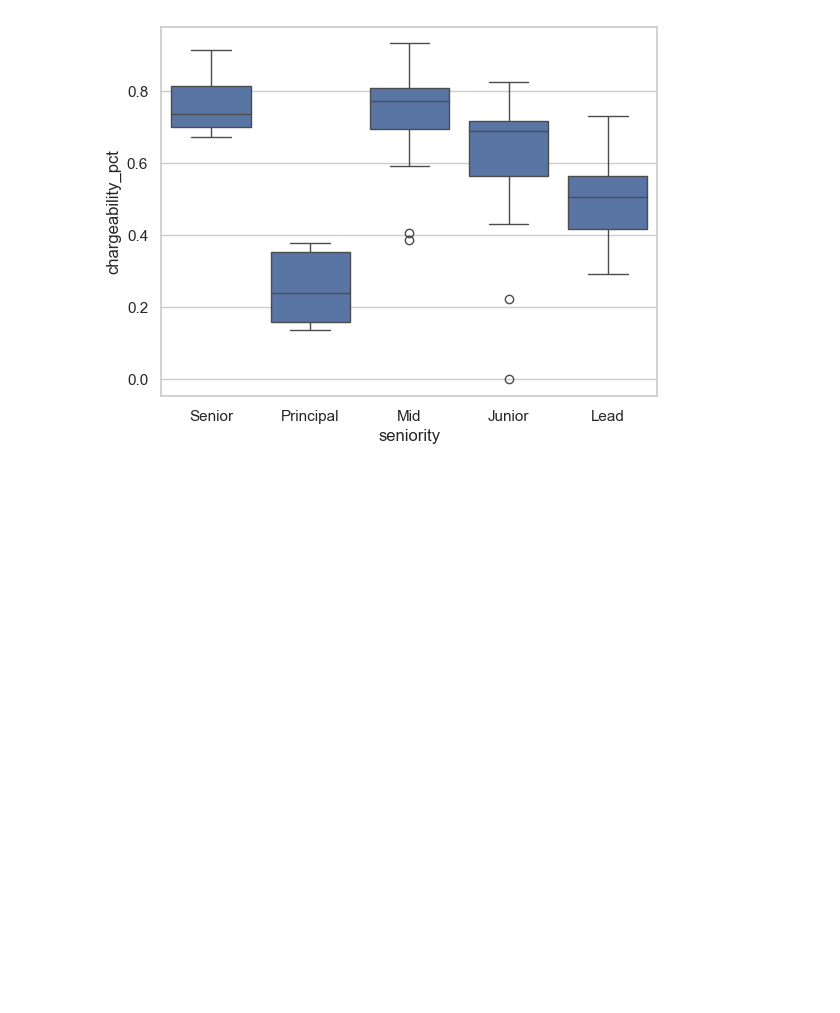
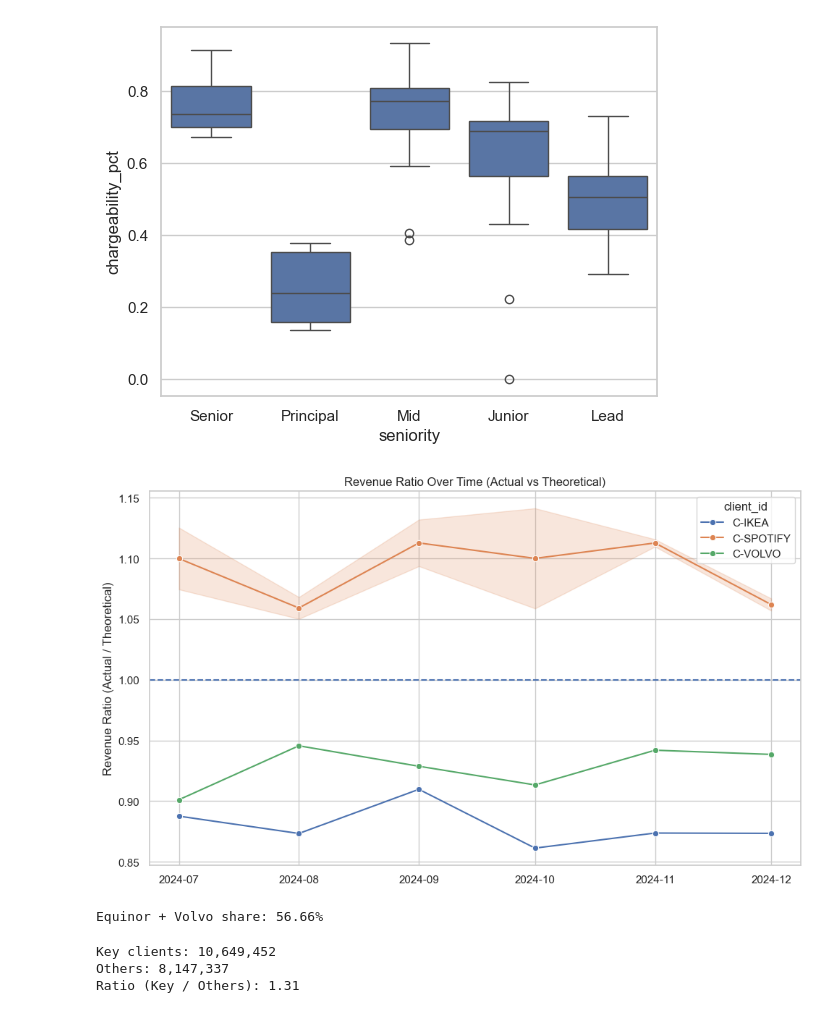
Before and after one commit to menerig/Curamando_trainee, a Jupyter notebook: eda_case.ipynb, the cells around one changed output. Drawn from its saved outputs; the diff is of its cells as text; code cells hidden in the pictures; blank space fills up the shorter version.

Commit message:
Added more visualisations to notebook

```diff
--- a/eda_case.ipynb
+++ b/eda_case.ipynb
@@ -608,0 +667,56 @@ sns.boxplot(data=df, x="seniority", y="chargeability_pct")
+# %%
+import seaborn as sns
+import matplotlib.pyplot as plt
+
+# Filter key clients (keeps chart clean)
+key_clients = ["C-IKEA", "C-SPOTIFY", "C-VOLVO"]
+
+df_plot = df[df["client_id"].isin(key_clients)].copy()
+df_plot["month"] = pd.to_datetime(df_plot["month"])
+
+plt.figure(figsize=(10,6))
+
+sns.lineplot(
+    data=df_plot,
+    x="month",
+    y="revenue_ratio",
+    hue="client_id",
+    marker="o"
+)
+
+# Reference line at 1 (perfect billing)
+plt.axhline(1, linestyle="--")
+
+plt.title("Revenue Ratio Over Time (Actual vs Theoretical)")
+plt.ylabel("Revenue Ratio (Actual / Theoretical)")
+plt.xlabel("")
+
+plt.tight_layout()
+plt.show()
+# %% [output]
+[figure, added]
+# %%
+# Total revenue
+total_revenue = df["actual_revenue"].sum()
+
+# Revenue from Equinor + Volvo
+key_clients = ["C-EQUINOR", "C-VOLVO"]
+
+key_revenue = df[df["client_id"].isin(key_clients)]["actual_revenue"].sum()
+
+# Ratio
+ratio = key_revenue / total_revenue
+
+print(f"Equinor + Volvo share: {ratio:.2%}")
+# %% [output]
+Equinor + Volvo share: 56.66%
+# %%
+other_revenue = total_revenue - key_revenue
+
+print(f"Key clients: {key_revenue:,.0f}")
+print(f"Others: {other_revenue:,.0f}")
+print(f"Ratio (Key / Others): {key_revenue / other_revenue:.2f}")
+# %% [output]
+Key clients: 10,649,452
+Others: 8,147,337
+Ratio (Key / Others): 1.31
```
Also changed, not shown: parts of 3 cells of this notebook.
